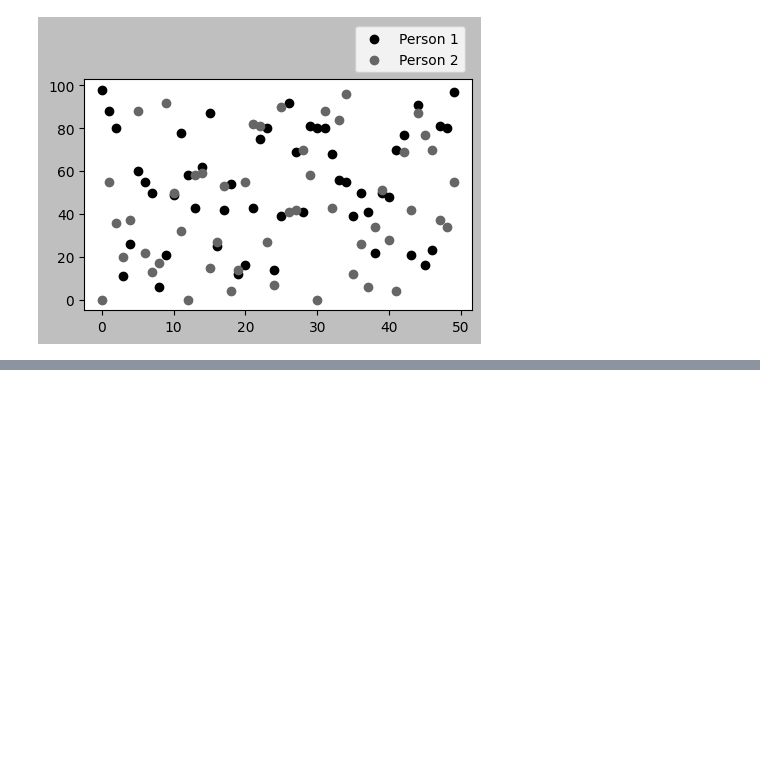
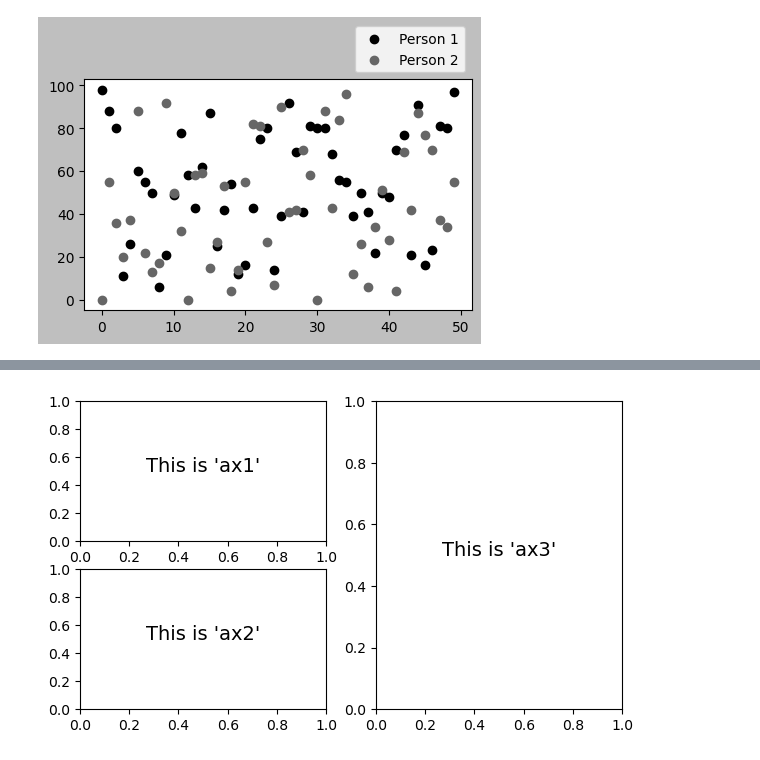
Before and after one commit to aleckhachatryan/visualization, a Jupyter notebook: 02_activities/assignments/participation/assignment-1.ipynb, the cells around one changed output, grey strips where cells are left out. Drawn from its saved outputs; the diff is of its cells as text; code cells hidden in the pictures; blank space fills up the shorter version.

```diff
--- a/02_activities/assignments/participation/assignment-1.ipynb
+++ b/02_activities/assignments/participation/assignment-1.ipynb
@@ -455,0 +486,13 @@ ax.legend(loc='lower right',
+# %%
+# Mosaic: subplots within one frame
+
+fig, someaxes = plt.subplot_mosaic([['ax1', 'ax3'],
+                                    ['ax2', 'ax3']],
+                                    figsize=(7, 4))
+for label, ax in someaxes.items():
+    ax.text(0.5, 0.5, f'This is {label!r}',
+            fontsize=14,
+            ha = 'center',
+            transform=ax.transAxes)
+# %% [output]
+[figure, added]
```
Also changed, not shown: parts of 11 cells of this notebook, 1 other file.
